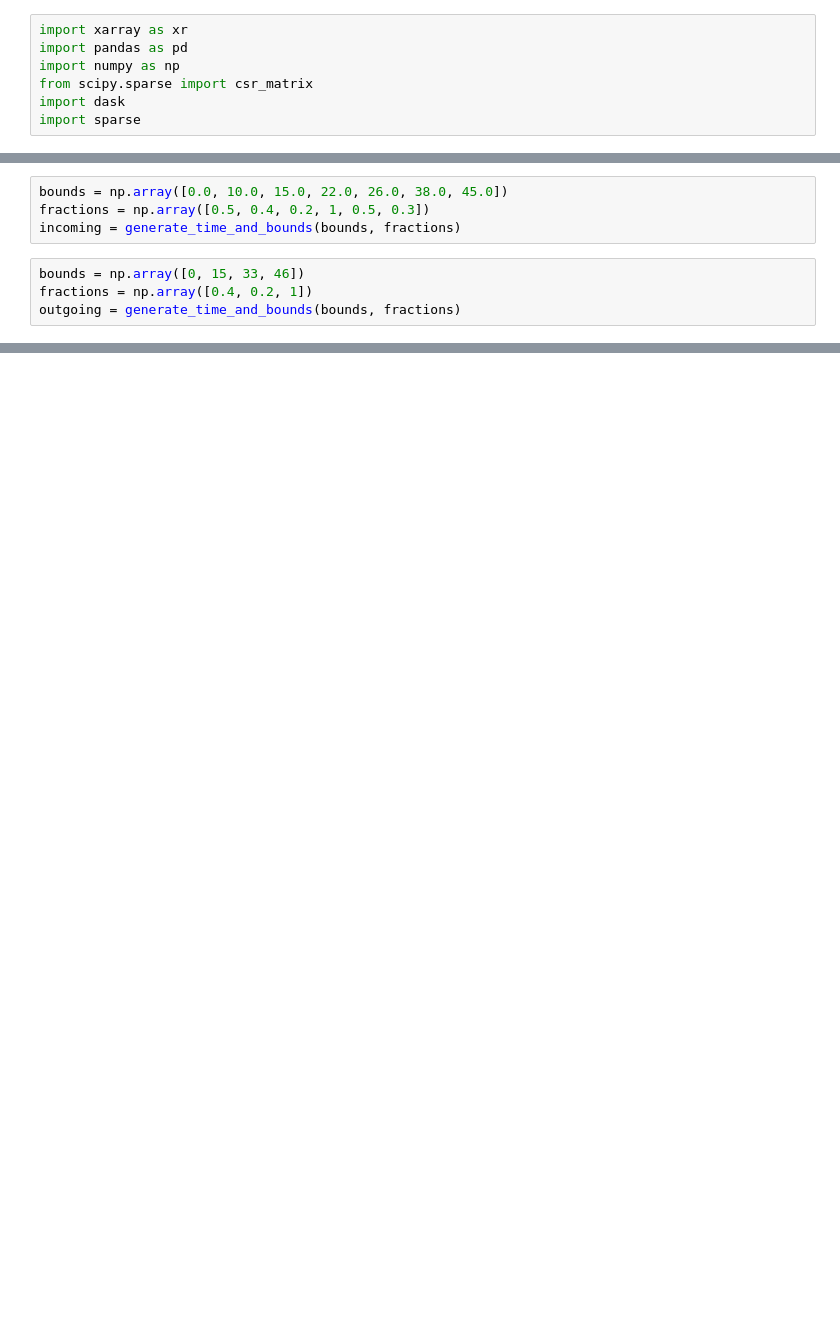
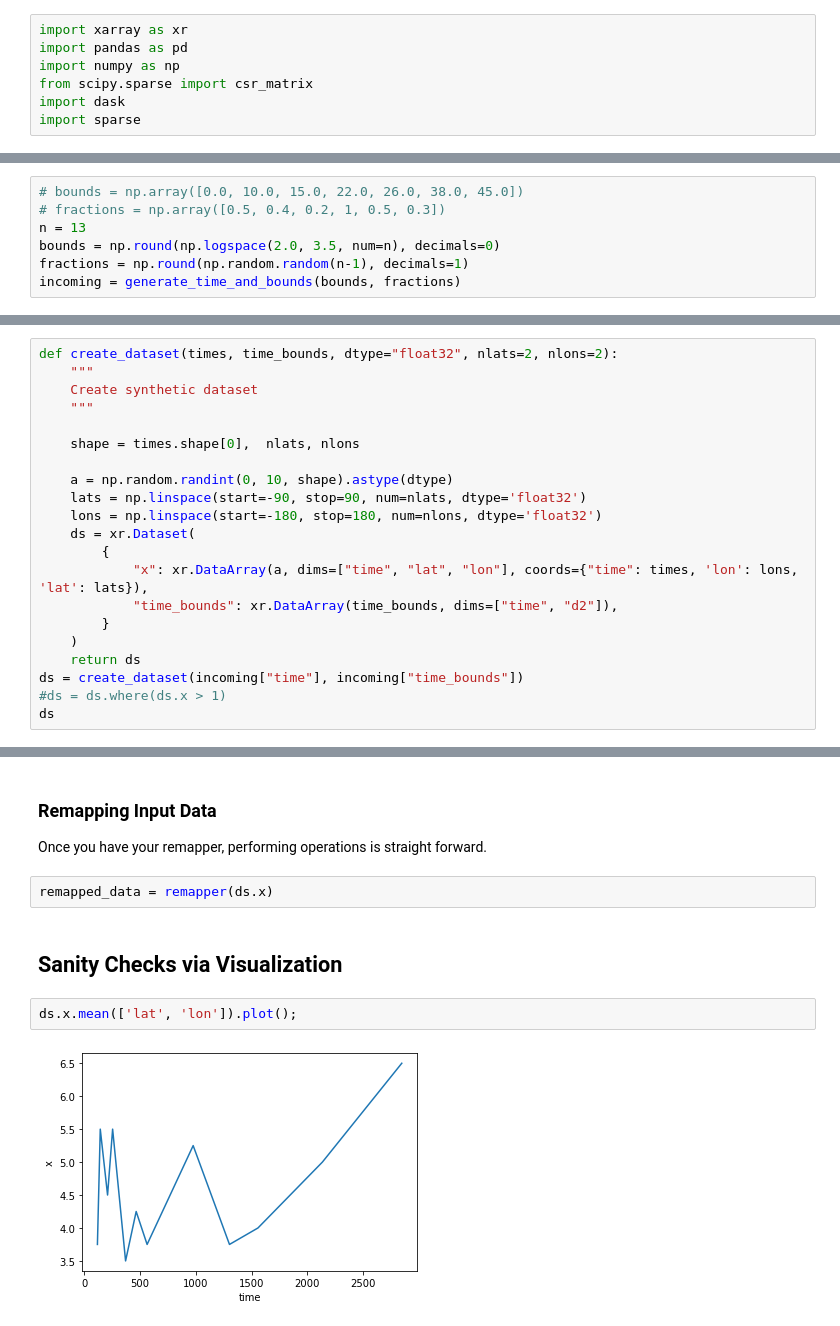
Before and after one commit to andersy005/brouillons-quotidien, a Jupyter notebook: xgriddedtime/remapper.ipynb, the cells around one changed output, grey strips where cells are left out. Drawn from its saved outputs; the diff is of its cells as text; blank space fills up the shorter version.

```diff
--- a/xgriddedtime/remapper.ipynb
+++ b/xgriddedtime/remapper.ipynb
@@ -24,8 +9,0 @@ def generate_time_and_bounds(bounds, fractions):
-# %%
-bounds = np.array([0.0, 10.0, 15.0, 22.0, 26.0, 38.0, 45.0])
-fractions = np.array([0.5, 0.4, 0.2, 1, 0.5, 0.3])
-incoming = generate_time_and_bounds(bounds, fractions)
-# %%
-bounds = np.array([0, 15, 33, 46])
-fractions = np.array([0.4, 0.2, 1])
-outgoing = generate_time_and_bounds(bounds, fractions)
@@ -294,0 +40,7 @@ Dimensions without coordinates: lat, lon
+# %%
+# bounds = np.array([0.0, 10.0, 15.0, 22.0, 26.0, 38.0, 45.0])
+# fractions = np.array([0.5, 0.4, 0.2, 1, 0.5, 0.3])
+n = 13
+bounds = np.round(np.logspace(2.0, 3.5, num=n), decimals=0)
+fractions = np.round(np.random.random(n-1), decimals=1)
+incoming = generate_time_and_bounds(bounds, fractions)
@@ -294,0 +58,21 @@ Dimensions without coordinates: lat, lon
+# %%
+def create_dataset(times, time_bounds, dtype="float32", nlats=2, nlons=2):
+    """
+    Create synthetic dataset
+    """
+
+    shape = times.shape[0],  nlats, nlons
+
+    a = np.random.randint(0, 10, shape).astype(dtype)
+    lats = np.linspace(start=-90, stop=90, num=nlats, dtype='float32')
+    lons = np.linspace(start=-180, stop=180, num=nlons, dtype='float32')
+    ds = xr.Dataset(
+        {
+            "x": xr.DataArray(a, dims=["time", "lat", "lon"], coords={"time": times, 'lon': lons, 'lat': lats}),
+            "time_bounds": xr.DataArray(time_bounds, dims=["time", "d2"]),
+        }
+    )
+    return ds
+ds = create_dataset(incoming["time"], incoming["time_bounds"])
+#ds = ds.where(ds.x > 1)
+ds
@@ -294,0 +330,12 @@ Dimensions without coordinates: lat, lon
+# %% [markdown]
+### Remapping Input Data
+
+Once you have your remapper, performing operations is straight forward.
+# %%
+remapped_data = remapper(ds.x)
+# %% [markdown]
+## Sanity Checks via Visualization
+# %%
+ds.x.mean(['lat', 'lon']).plot();
+# %% [output]
+[figure, added]
```
Also changed, not shown: parts of 36 cells of this notebook.
